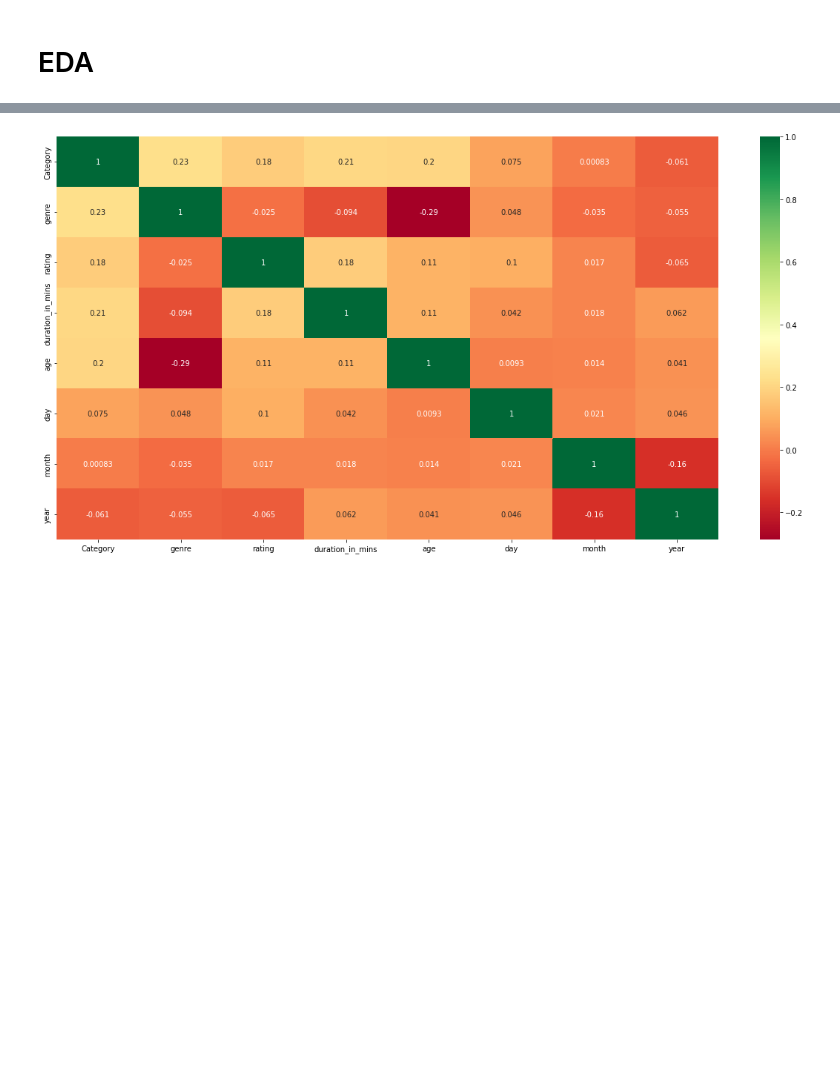
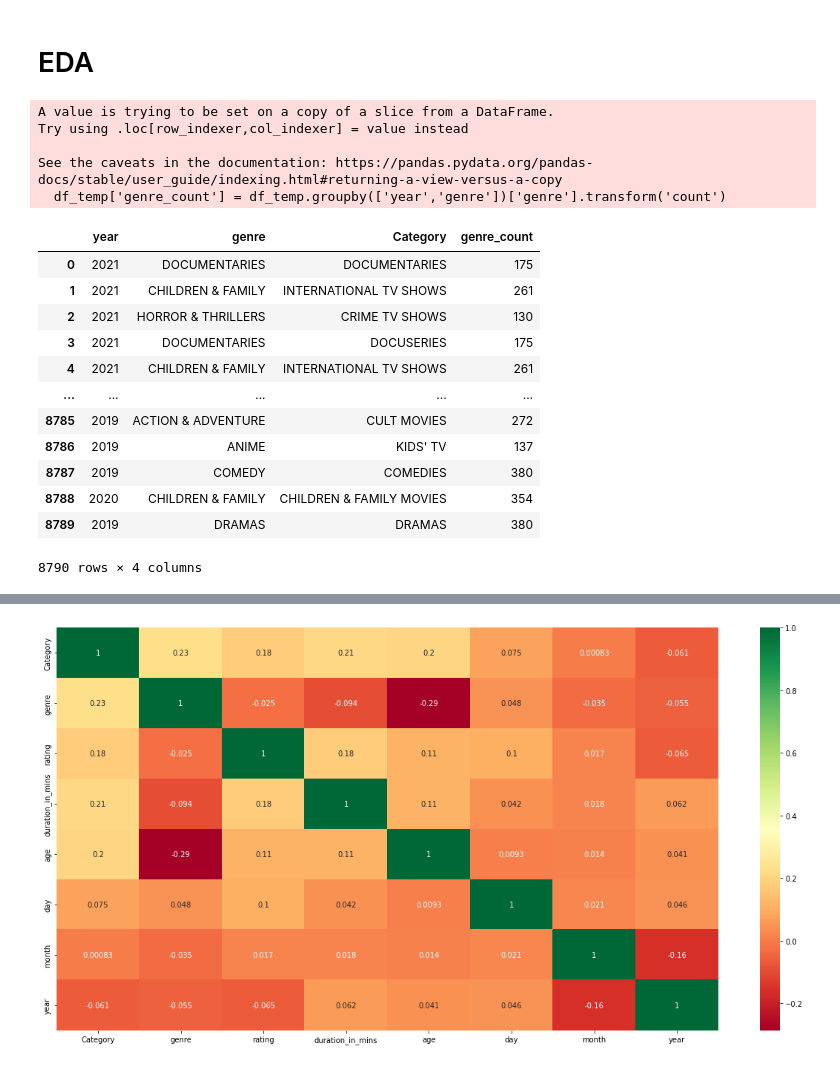
Before and after one commit to akashganesan1/Netflix-Shows-Movies-Genre-Prediction, a Jupyter notebook: Netflix_genre_prediction.ipynb, the cells around one changed output, grey strips where cells are left out. Cells and saved outputs as stored; diff of their text form; code cells hidden in the pictures; blank space fills up the shorter version.

```diff
--- a/Netflix_genre_prediction.ipynb
+++ b/Netflix_genre_prediction.ipynb
@@ -337,3 +351,29 @@ dtypes: datetime64[ns](1), float64(1), int64(3), object(7)
 memory usage: 824.2+ KB
 # %% [markdown]
 # EDA
+# %%
+df_temp = df[['year','genre','Category']]
+# %%
+df_temp['genre_count'] = df_temp.groupby(['year','genre'])['genre'].transform('count')
+# %% [output]
+A value is trying to be set on a copy of a slice from a DataFrame.
+Try using .loc[row_indexer,col_indexer] = value instead
+
+See the caveats in the documentation: https://pandas.pydata.org/pandas-docs/stable/user_guide/indexing.html#returning-a-view-versus-a-copy
+  df_temp['genre_count'] = df_temp.groupby(['year','genre'])['genre'].transform('count')
+# %%
+df_temp
+# %% [output]
+|  | year | genre | Category | genre_count |
+| 0 | 2021 | DOCUMENTARIES | DOCUMENTARIES | 175 |
+| 1 | 2021 | CHILDREN & FAMILY | INTERNATIONAL TV SHOWS | 261 |
+| 2 | 2021 | HORROR & THRILLERS | CRIME TV SHOWS | 130 |
+| 3 | 2021 | DOCUMENTARIES | DOCUSERIES | 175 |
+| 4 | 2021 | CHILDREN & FAMILY | INTERNATIONAL TV SHOWS | 261 |
+| ... | ... | ... | ... | ... |
+| 8785 | 2019 | ACTION & ADVENTURE | CULT MOVIES | 272 |
+| 8786 | 2019 | ANIME | KIDS' TV | 137 |
+| 8787 | 2019 | COMEDY | COMEDIES | 380 |
+| 8788 | 2020 | CHILDREN & FAMILY | CHILDREN & FAMILY MOVIES | 354 |
+| 8789 | 2019 | DRAMAS | DRAMAS | 380 |
+8790 rows × 4 columns
```
Also changed, not shown: parts of 5 cells of this notebook.
